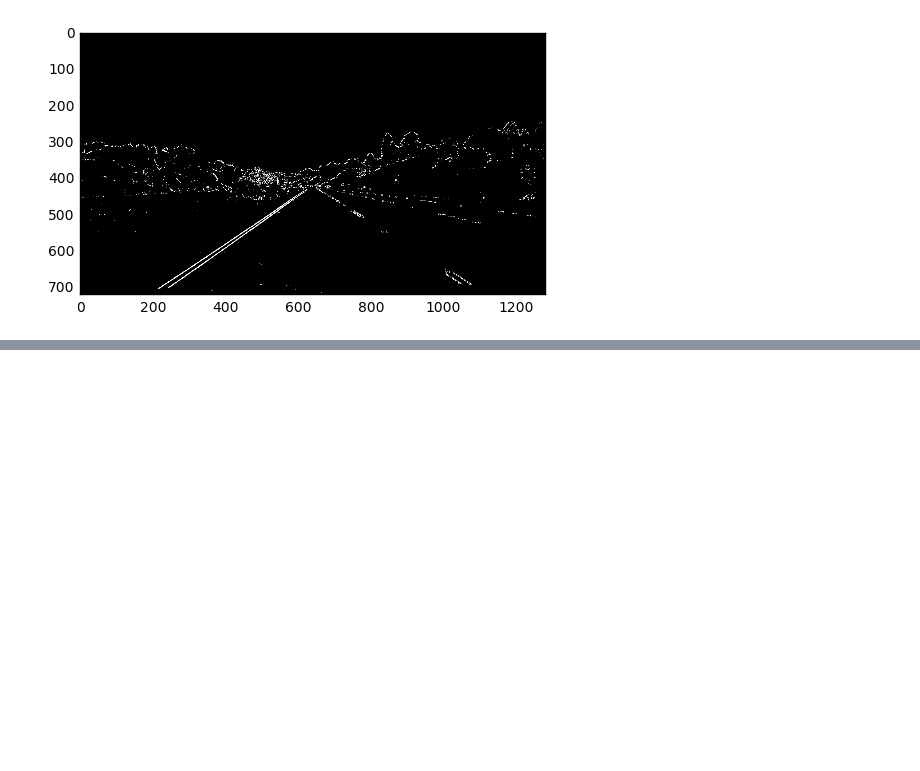
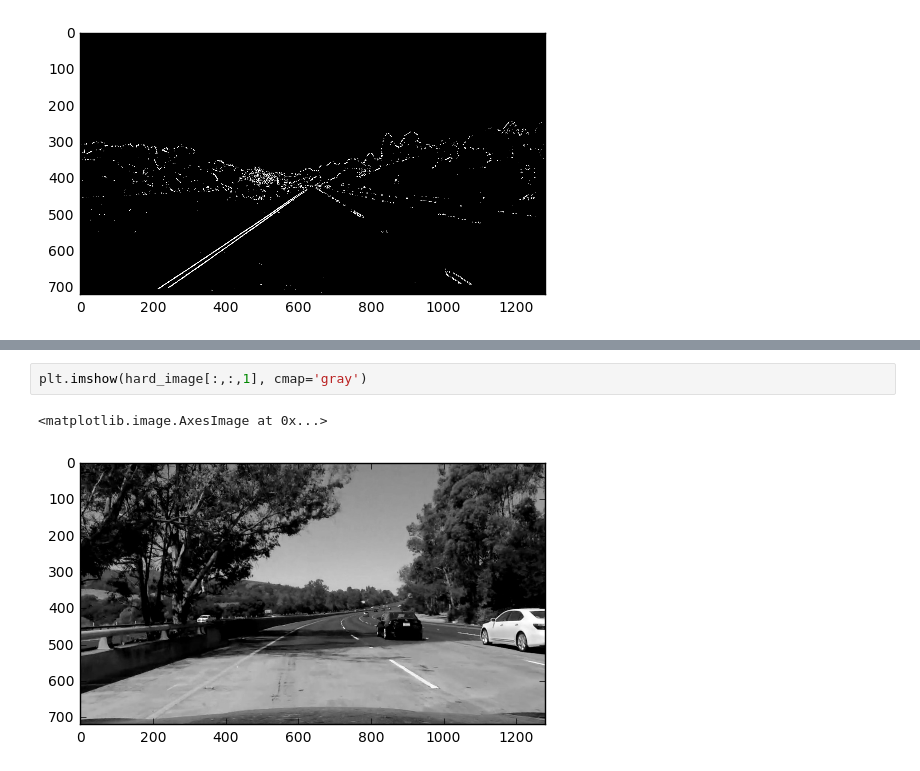
Before and after one commit to ddrm86/udacity-selfdriving-p4, a Jupyter notebook: p3_avanced_lanes_detector.ipynb, the cells around one changed output, grey strips where cells are left out. Saved outputs shown, nothing was run; the diff lists cells and outputs as text; blank space fills up the shorter version.

```diff
--- a/p3_avanced_lanes_detector.ipynb
+++ b/p3_avanced_lanes_detector.ipynb
@@ -125,0 +134,5 @@ plt.imshow(combined, cmap='gray')
+# %%
+plt.imshow(hard_image[:,:,1], cmap='gray')
+# %% [output]
+<matplotlib.image.AxesImage at 0x...>
+[figure, added]
```
Also changed, not shown: parts of 4 cells of this notebook.
